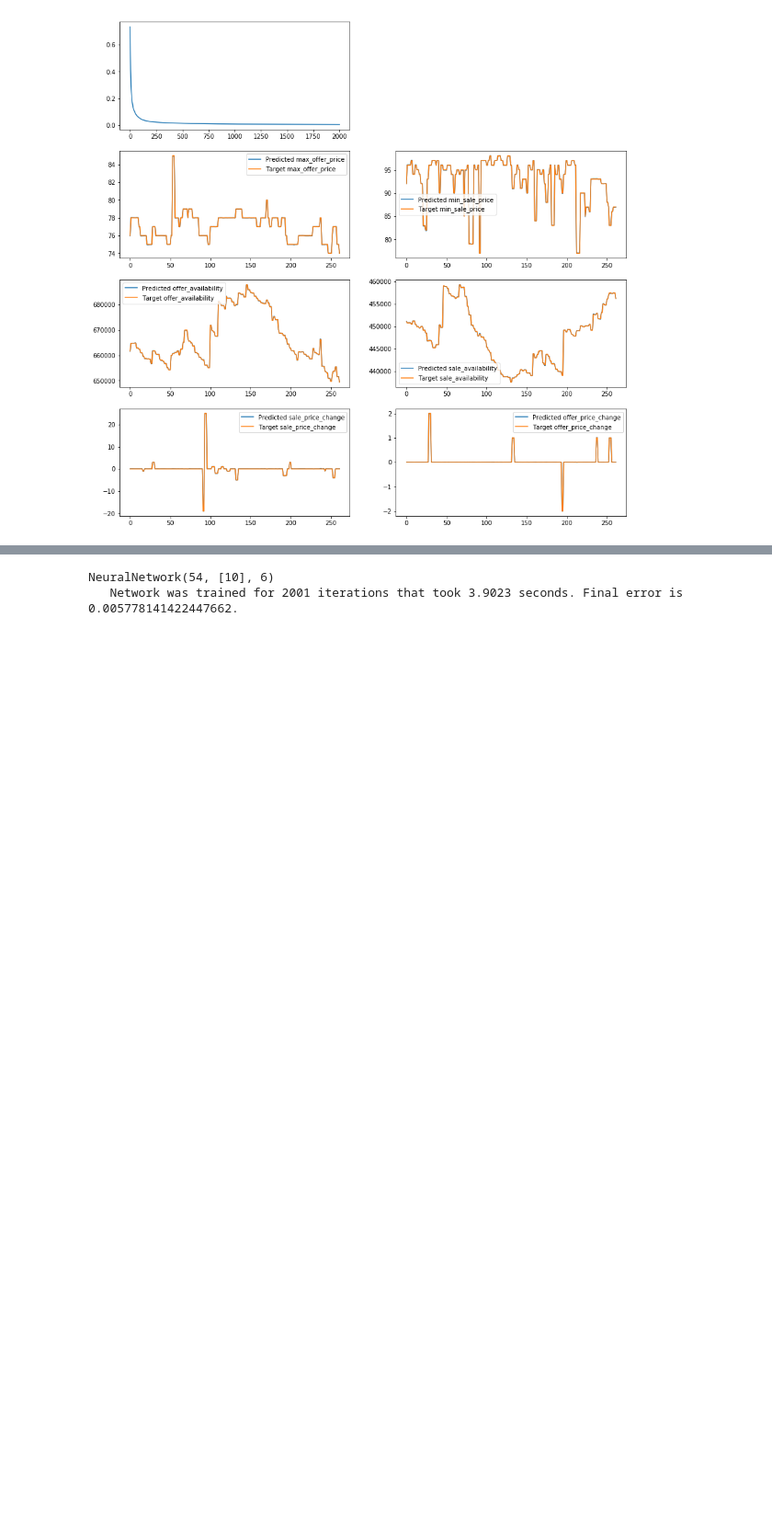
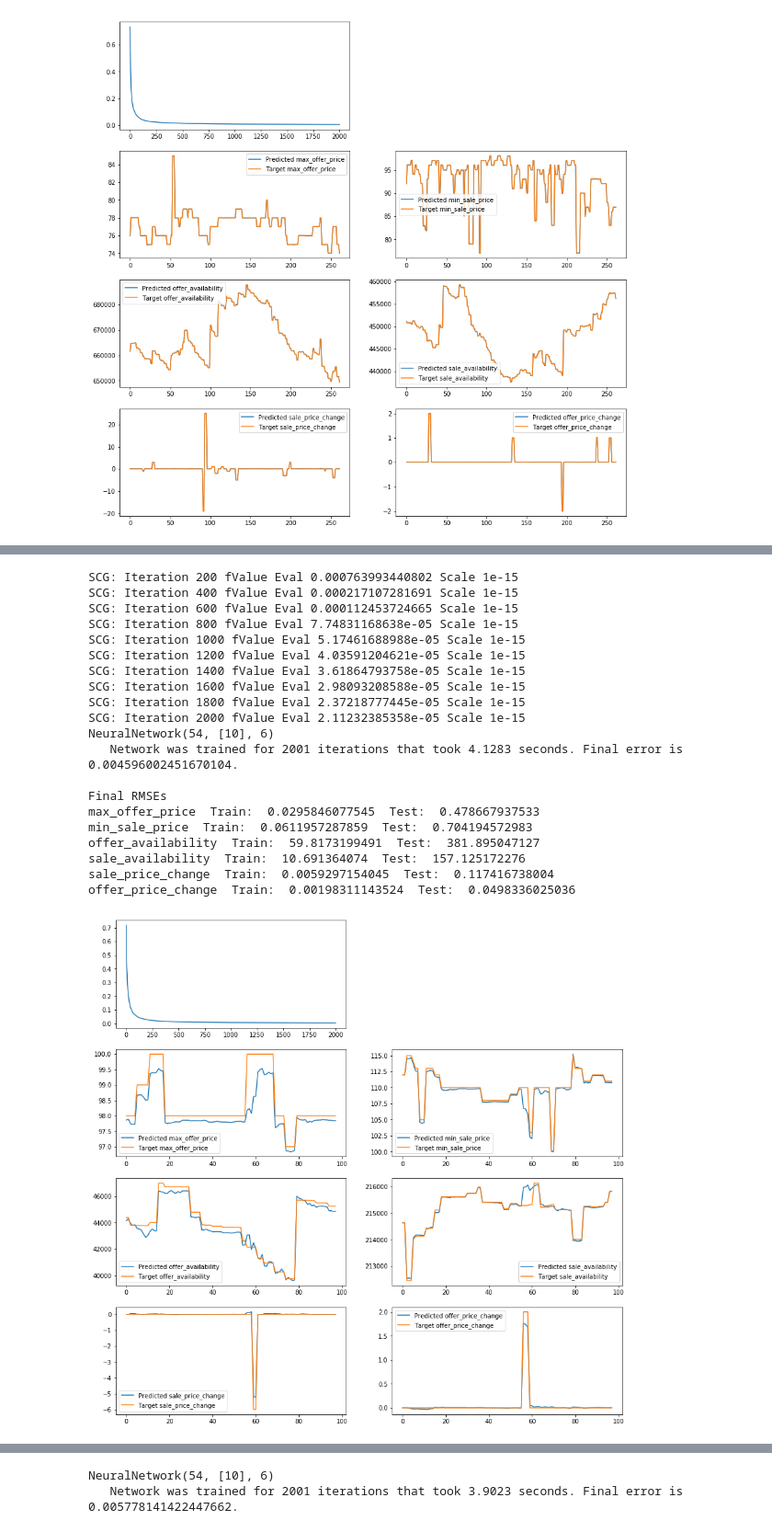
Before and after one commit to vicweeks/CS445-TermProject, a Jupyter notebook: TermProject.ipynb, the cells around one changed output, grey strips where cells are left out. Shown at 92% size. Saved outputs shown, nothing was run; the diff lists cells and outputs as text; code cells hidden in the pictures; blank space fills up the shorter version.

```diff
--- a/TermProject.ipynb
+++ b/TermProject.ipynb
@@ -294,0 +299,24 @@ offer_price_change  Train:  0.00154432094459  Test:  0.116967825878
+# %%
+goldIngotPredict = compareItemToMarket(itemID=19682, allItems=False)
+# %% [output]
+SCG: Iteration 200 fValue Eval 0.000763993440802 Scale 1e-15
+SCG: Iteration 400 fValue Eval 0.000217107281691 Scale 1e-15
+SCG: Iteration 600 fValue Eval 0.000112453724665 Scale 1e-15
+SCG: Iteration 800 fValue Eval 7.74831168638e-05 Scale 1e-15
+SCG: Iteration 1000 fValue Eval 5.17461688988e-05 Scale 1e-15
+SCG: Iteration 1200 fValue Eval 4.03591204621e-05 Scale 1e-15
+SCG: Iteration 1400 fValue Eval 3.61864793758e-05 Scale 1e-15
+SCG: Iteration 1600 fValue Eval 2.98093208588e-05 Scale 1e-15
+SCG: Iteration 1800 fValue Eval 2.37218777445e-05 Scale 1e-15
+SCG: Iteration 2000 fValue Eval 2.11232385358e-05 Scale 1e-15
+NeuralNetwork(54, [10], 6)
+   Network was trained for 2001 iterations that took 4.1283 seconds. Final error is 0.004596002451670104.
+
+Final RMSEs
+max_offer_price  Train:  0.0295846077545  Test:  0.478667937533
+min_sale_price  Train:  0.0611957287859  Test:  0.704194572983
+offer_availability  Train:  59.8173199491  Test:  381.895047127
+sale_availability  Train:  10.691364074  Test:  157.125172276
+sale_price_change  Train:  0.0059297154045  Test:  0.117416738004
+offer_price_change  Train:  0.00198311143524  Test:  0.0498336025036
+[figure, added]
```
Also changed, not shown: parts of 10 cells of this notebook, 5 other files.
